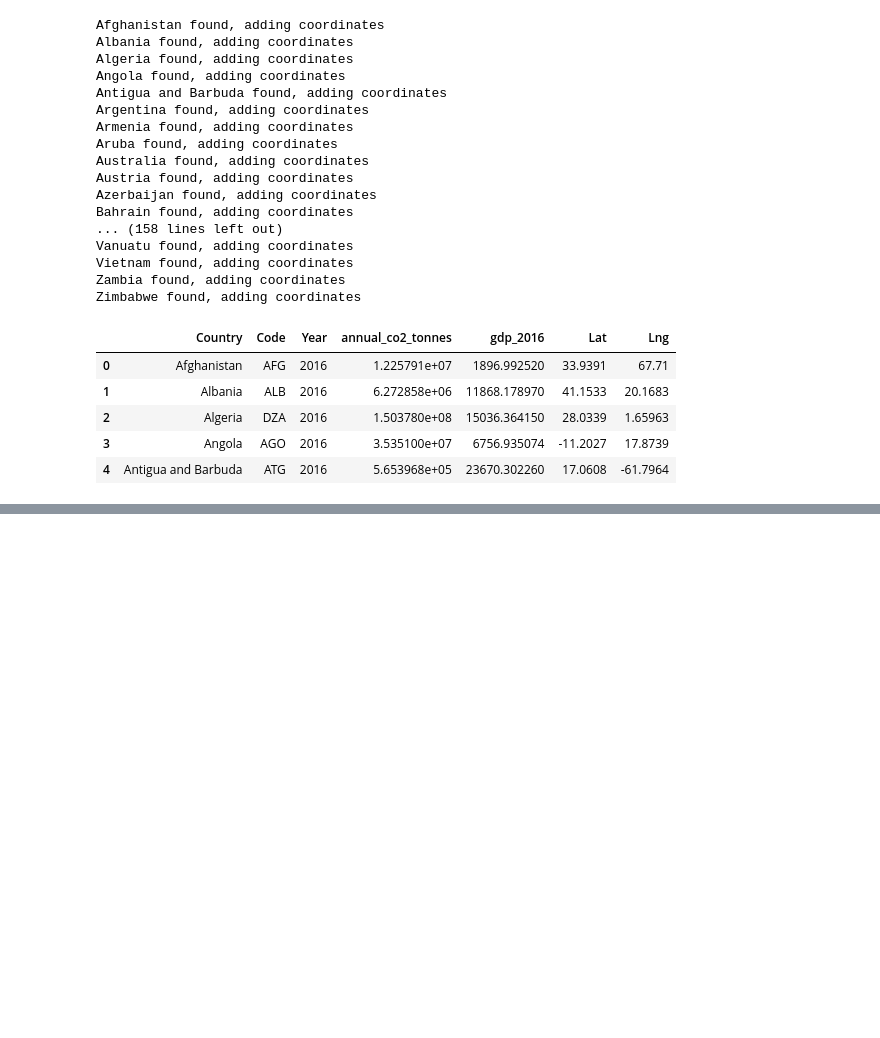
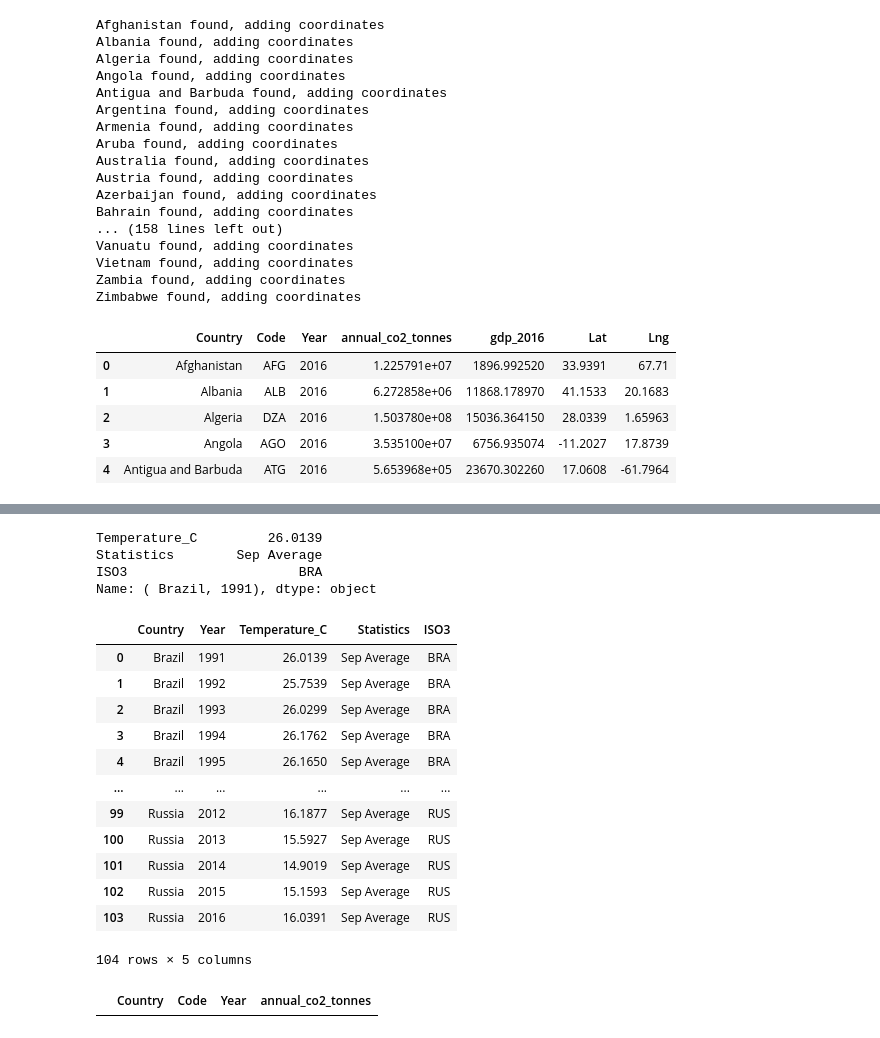
Before and after one commit to sunwoo-kim20/global-climate-change-analysis, a Jupyter notebook: co2_vs_gdp_weather.ipynb, the cells around one changed output, grey strips where cells are left out. Drawn from its saved outputs; the diff is of its cells as text; code cells hidden in the pictures; blank space fills up the shorter version.

Commit message:
cleaning data for bric countries

```diff
--- a/co2_vs_gdp_weather.ipynb
+++ b/co2_vs_gdp_weather.ipynb
@@ -281,0 +302,10 @@ fig
+# %%
+# Checking column names and fixing irregularities
+bric_climate_df.columns
+
+bric_climate_df = bric_climate_df.rename(columns = {"Temperature - (Celsius)" : "Temperature_C",
+                                                    " Year" : "Year",
+                                                    " Statistics" : "Statistics",
+                                                    " Country" : "Country",
+                                                    " ISO3" : "ISO3"})
+bric_climate_df.head()
@@ -281,0 +319,40 @@ fig
+# %%
+# Groupby country and year to get max
+
+bric_groupby = bric_climate_df.groupby(by = ["Country", "Year"])
+bric_max_temp = bric_groupby.max()
+bric_max_temp.head(40)
+
+bric_max_temp[["Temperature_C", "ISO3"]].head()
+
+bric_max_temp.loc[(' Brazil', 1991), :]
+# %% [output]
+Temperature_C         26.0139
+Statistics        Sep Average
+ISO3                      BRA
+Name: ( Brazil, 1991), dtype: object
+# %%
+# Resetting index of
+bric_max_temp.reset_index()
+# %% [output]
+|  | Country | Year | Temperature_C | Statistics | ISO3 |
+| 0 | Brazil | 1991 | 26.0139 | Sep Average | BRA |
+| 1 | Brazil | 1992 | 25.7539 | Sep Average | BRA |
+| 2 | Brazil | 1993 | 26.0299 | Sep Average | BRA |
+| 3 | Brazil | 1994 | 26.1762 | Sep Average | BRA |
+| 4 | Brazil | 1995 | 26.1650 | Sep Average | BRA |
+| ... | ... | ... | ... | ... | ... |
+| 99 | Russia | 2012 | 16.1877 | Sep Average | RUS |
+| 100 | Russia | 2013 | 15.5927 | Sep Average | RUS |
+| 101 | Russia | 2014 | 14.9019 | Sep Average | RUS |
+| 102 | Russia | 2015 | 15.1593 | Sep Average | RUS |
+| 103 | Russia | 2016 | 16.0391 | Sep Average | RUS |
+104 rows × 5 columns
+# %%
+bric_emissions_df = co2_country_df.loc[(co2_country_df["Country"] == "Brazil") &
+                                       (co2_country_df.Country == "Russia") &
+                                       (co2_country_df.Country == "India") &
+                                       (co2_country_df.Country == "China"), :]
+bric_emissions_df.head()
+# %% [output]
+|  | Country | Code | Year | annual_co2_tonnes |
```
Also changed, not shown: parts of 24 cells of this notebook.
